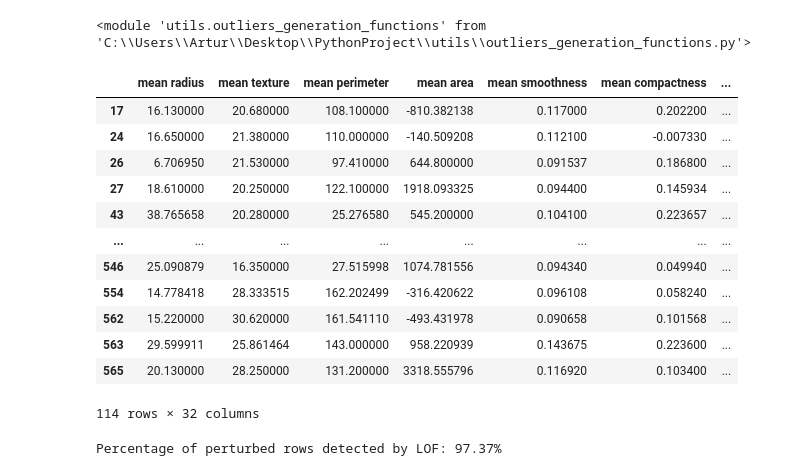
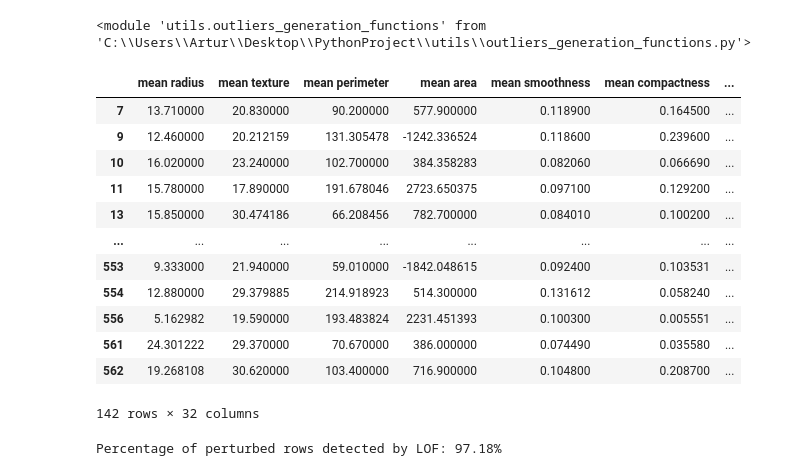
Before and after one commit to Normzxy/Masters-Thesis, a Jupyter notebook: notebooks/breast_cancer/data_perturbation.ipynb, the cells around one changed output. Saved outputs shown, nothing was run; the diff lists cells and outputs as text; code cells hidden in the pictures.

```diff
--- a/notebooks/breast_cancer/data_perturbation.ipynb
+++ b/notebooks/breast_cancer/data_perturbation.ipynb
@@ -47,33 +47,33 @@ importlib.reload(ogf)
 # %%
 # CUSTOM FUNCTION TO MODIFY RANDOM EXISTING POINTS TO CREATE OUTLIERS #
 
-perturbed_example, idx_modified = ogf.perturb_within_distribution(
+df_modified, idx_modified = ogf.perturb_within_distribution(
     original_data=df,
-    pct_to_perturb=20,
+    pct_to_perturb=25,
     target_column='target',
-    features_to_perturb=15,
-    gamma=3.0,
+    features_to_perturb=10,
+    gamma=4.0,
     random_state=101,
     decimal_places=6
 )
 # %%
 # MARKING ROW MODIFICATIONS #
 
-perturbed_example['is_perturbed'] = -1
-perturbed_example.loc[idx_modified, 'is_perturbed'] = 1
-perturbed_example[perturbed_example['is_perturbed'] == 1]
+df_modified['is_perturbed'] = -1
+df_modified.loc[idx_modified, 'is_perturbed'] = 1
+df_modified[df_modified['is_perturbed'] == 1]
 # %% [output]
 |  | mean radius | mean texture | mean perimeter | mean area | mean smoothness | mean compactness | ... |
-| 17 | 16.130000 | 20.680000 | 108.100000 | -810.382138 | 0.117000 | 0.202200 | ... |
-| 24 | 16.650000 | 21.380000 | 110.000000 | -140.509208 | 0.112100 | -0.007330 | ... |
-| 26 | 6.706950 | 21.530000 | 97.410000 | 644.800000 | 0.091537 | 0.186800 | ... |
-| 27 | 18.610000 | 20.250000 | 122.100000 | 1918.093325 | 0.094400 | 0.145934 | ... |
-| 43 | 38.765658 | 20.280000 | 25.276580 | 545.200000 | 0.104100 | 0.223657 | ... |
+| 7 | 13.710000 | 20.830000 | 90.200000 | 577.900000 | 0.118900 | 0.164500 | ... |
+| 9 | 12.460000 | 20.212159 | 131.305478 | -1242.336524 | 0.118600 | 0.239600 | ... |
+| 10 | 16.020000 | 23.240000 | 102.700000 | 384.358283 | 0.082060 | 0.066690 | ... |
+| 11 | 15.780000 | 17.890000 | 191.678046 | 2723.650375 | 0.097100 | 0.129200 | ... |
+| 13 | 15.850000 | 30.474186 | 66.208456 | 782.700000 | 0.084010 | 0.100200 | ... |
 | ... | ... | ... | ... | ... | ... | ... | ... |
-| 546 | 25.090879 | 16.350000 | 27.515998 | 1074.781556 | 0.094340 | 0.049940 | ... |
-| 554 | 14.778418 | 28.333515 | 162.202499 | -316.420622 | 0.096108 | 0.058240 | ... |
-| 562 | 15.220000 | 30.620000 | 161.541110 | -493.431978 | 0.090658 | 0.101568 | ... |
-| 563 | 29.599911 | 25.861464 | 143.000000 | 958.220939 | 0.143675 | 0.223600 | ... |
-| 565 | 20.130000 | 28.250000 | 131.200000 | 3318.555796 | 0.116920 | 0.103400 | ... |
+| 553 | 9.333000 | 21.940000 | 59.010000 | -1842.048615 | 0.092400 | 0.103531 | ... |
+| 554 | 12.880000 | 29.379885 | 214.918923 | 514.300000 | 0.131612 | 0.058240 | ... |
+| 556 | 5.162982 | 19.590000 | 193.483824 | 2231.451393 | 0.100300 | 0.005551 | ... |
+| 561 | 24.301222 | 29.370000 | 70.670000 | 386.000000 | 0.074490 | 0.035580 | ... |
+| 562 | 19.268108 | 30.620000 | 103.400000 | 716.900000 | 0.104800 | 0.208700 | ... |
-114 rows × 32 columns
+142 rows × 32 columns
 # %%
@@ -89,13 +89,13 @@ lof = LocalOutlierFactor(contamination=0.20, n_neighbors=20)
 # %%
 # TO CHECK IF NEW OUTLIERS ARE DETECTED #
 
-perturbed_example['outliers_detection'] = lof.fit_predict(example_X_scaled)
+df_modified['lof_defection'] = lof.fit_predict(X_modified_scaled)
 
-perturbed = perturbed_example[perturbed_example['is_perturbed'] == 1].shape[0]
-mask = (perturbed_example['is_perturbed'] == 1) & (perturbed_example['outliers_detection'] == -1)
-detected = perturbed_example[mask].shape[0]
+perturbed = df_modified[df_modified['is_perturbed'] == 1].shape[0]
+mask = (df_modified['is_perturbed'] == 1) & (df_modified['lof_defection'] == -1)
+detected = df_modified[mask].shape[0]
 
 pct_detected = round((detected/perturbed)*100, 2)
 print(f"Percentage of perturbed rows detected by LOF: {pct_detected}%")
 # %% [output]
-Percentage of perturbed rows detected by LOF: 97.37%
+Percentage of perturbed rows detected by LOF: 97.18%
```
Also changed, not shown: parts of 5 cells of this notebook, 1 other file.
